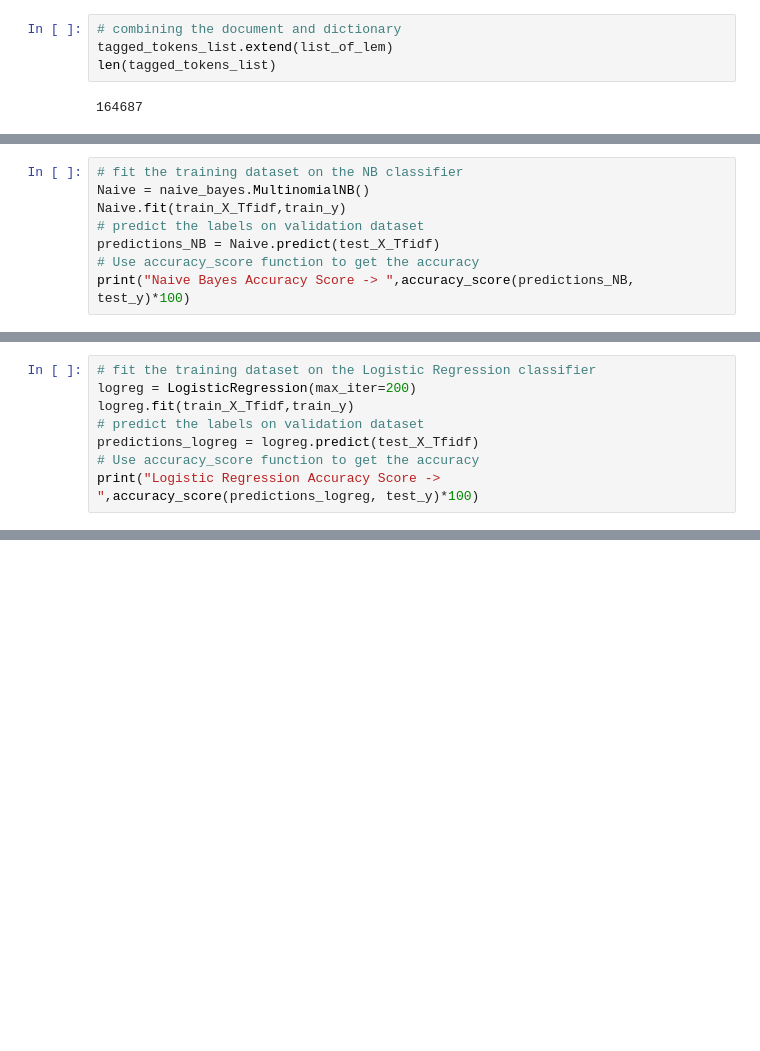
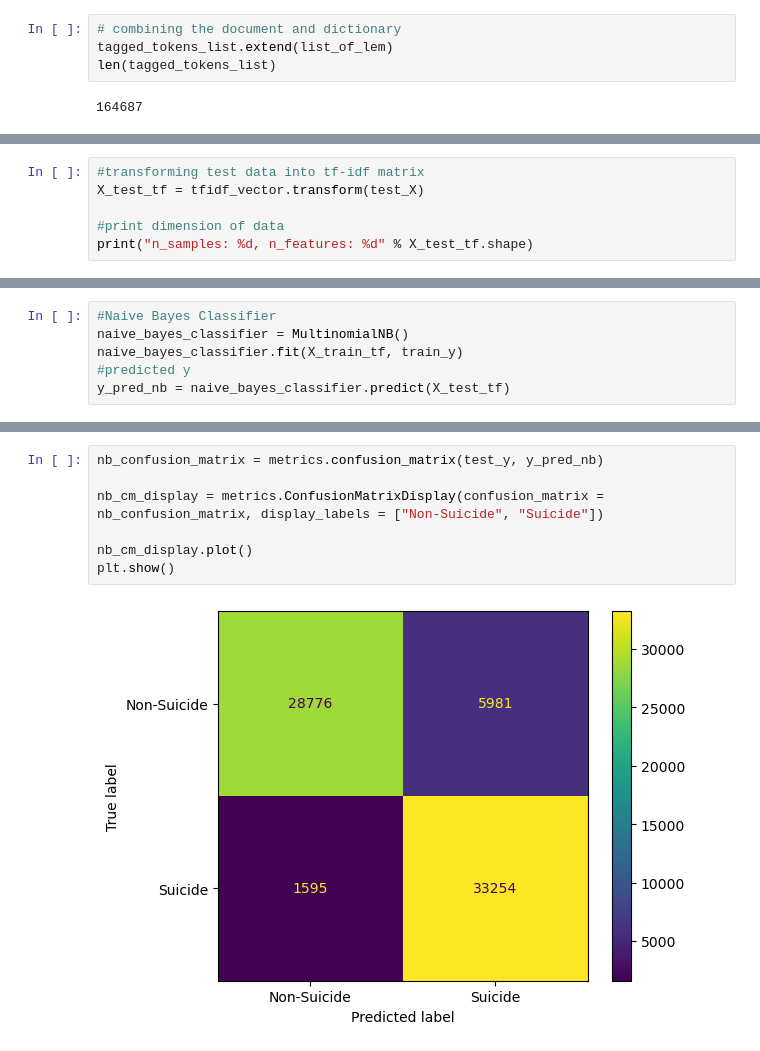
Before and after one commit to graceangrh/Text-mining-Suicide-Ideation, a Jupyter notebook: Domain Dictionary + POS Tagging.ipynb, the cells around one changed output, grey strips where cells are left out. Saved outputs shown, nothing was run; the diff lists cells and outputs as text; blank space fills up the shorter version.

```diff
--- a/Domain Dictionary + POS Tagging.ipynb
+++ b/Domain Dictionary + POS Tagging.ipynb
@@ -286,8 +327,0 @@ test_X_Tfidf = tfidf_vector.transform(test_X.apply(lambda x: ' '.join(x)))
-# %%
-# fit the training dataset on the NB classifier
-Naive = naive_bayes.MultinomialNB()
-Naive.fit(train_X_Tfidf,train_y)
-# predict the labels on validation dataset
-predictions_NB = Naive.predict(test_X_Tfidf)
-# Use accuracy_score function to get the accuracy
-print("Naive Bayes Accuracy Score -> ",accuracy_score(predictions_NB, test_y)*100)
@@ -296,8 +327,0 @@ Naive Bayes Accuracy Score ->  88.45358158779416
-# %%
-# fit the training dataset on the Logistic Regression classifier
-logreg = LogisticRegression(max_iter=200)
-logreg.fit(train_X_Tfidf,train_y)
-# predict the labels on validation dataset
-predictions_logreg = logreg.predict(test_X_Tfidf)
-# Use accuracy_score function to get the accuracy
-print("Logistic Regression Accuracy Score -> ",accuracy_score(predictions_logreg, test_y)*100)
@@ -305,0 +328,6 @@ Logistic Regression Accuracy Score ->  93.43734735511306
+# %%
+#transforming test data into tf-idf matrix
+X_test_tf = tfidf_vector.transform(test_X)
+
+#print dimension of data
+print("n_samples: %d, n_features: %d" % X_test_tf.shape)
@@ -305,0 +338,6 @@ Logistic Regression Accuracy Score ->  93.43734735511306
+# %%
+#Naive Bayes Classifier
+naive_bayes_classifier = MultinomialNB()
+naive_bayes_classifier.fit(X_train_tf, train_y)
+#predicted y
+y_pred_nb = naive_bayes_classifier.predict(X_test_tf)
@@ -305,0 +367,9 @@ Logistic Regression Accuracy Score ->  93.43734735511306
+# %%
+nb_confusion_matrix = metrics.confusion_matrix(test_y, y_pred_nb)
+
+nb_cm_display = metrics.ConfusionMatrixDisplay(confusion_matrix = nb_confusion_matrix, display_labels = ["Non-Suicide", "Suicide"])
+
+nb_cm_display.plot()
+plt.show()
+# %% [output]
+[figure, added]
```
Also changed, not shown: parts of 48 cells of this notebook.
